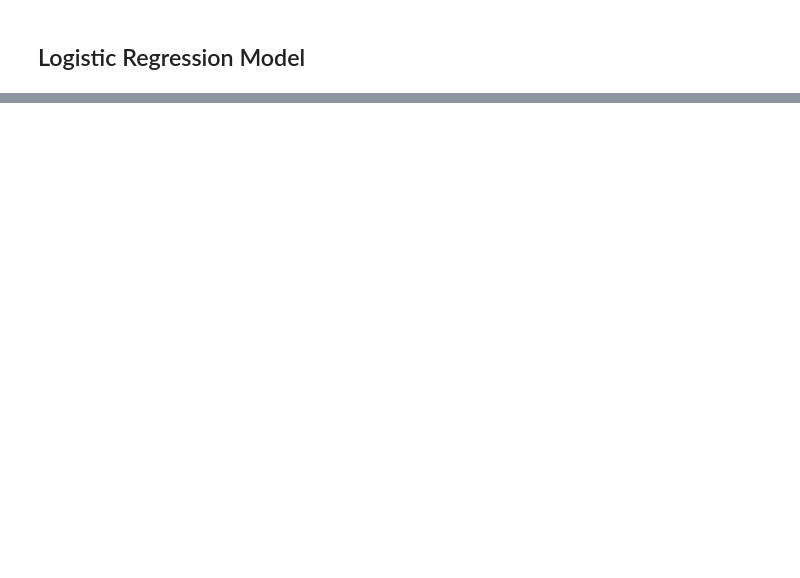
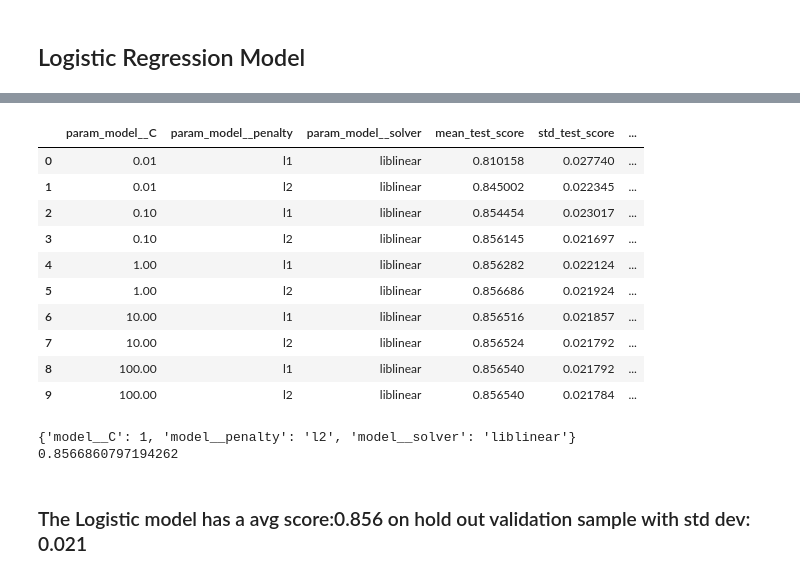
Before and after one commit to sharat25ai-dev/Machine_Learning_Projects, a Jupyter notebook: notebook.ipynb, the cells around one changed output, grey strips where cells are left out. Saved outputs shown, nothing was run; the diff lists cells and outputs as text; code cells hidden in the pictures; blank space fills up the shorter version.

Commit message:
Rewritten code for Logistic model

```diff
--- a/notebook.ipynb
+++ b/notebook.ipynb
@@ -365,0 +353,17 @@ ROC-AUC: 0.8566
+# %%
+pipe = Pipeline(steps=[
+    ('preprocess', preprocess),
+    ('model', LogisticRegression(max_iter=1000))
+])
+# %%
+param_grid = {
+    'model__C': [0.01, 0.1, 1, 10, 100],
+    "model__penalty": ["l1", "l2"],
+    "model__solver": ["liblinear"]
+}
+# %%
+X_train = df_full_train
+y_train = y_full_train
+# %%
+grid = GridSearchCV(pipe, param_grid, cv=5, scoring='roc_auc')
+grid.fit(X_train, y_train)
@@ -365,0 +388,23 @@ ROC-AUC: 0.8566
+# %%
+results = pd.DataFrame(grid.cv_results_)
+results[['param_model__C','param_model__penalty','param_model__solver','mean_test_score','std_test_score','rank_test_score']]
+# %% [output]
+|  | param_model__C | param_model__penalty | param_model__solver | mean_test_score | std_test_score | ... |
+| 0 | 0.01 | l1 | liblinear | 0.810158 | 0.027740 | ... |
+| 1 | 0.01 | l2 | liblinear | 0.845002 | 0.022345 | ... |
+| 2 | 0.10 | l1 | liblinear | 0.854454 | 0.023017 | ... |
+| 3 | 0.10 | l2 | liblinear | 0.856145 | 0.021697 | ... |
+| 4 | 1.00 | l1 | liblinear | 0.856282 | 0.022124 | ... |
+| 5 | 1.00 | l2 | liblinear | 0.856686 | 0.021924 | ... |
+| 6 | 10.00 | l1 | liblinear | 0.856516 | 0.021857 | ... |
+| 7 | 10.00 | l2 | liblinear | 0.856524 | 0.021792 | ... |
+| 8 | 100.00 | l1 | liblinear | 0.856540 | 0.021792 | ... |
+| 9 | 100.00 | l2 | liblinear | 0.856540 | 0.021784 | ... |
+# %%
+print(grid.best_params_)
+print(grid.best_score_)
+# %% [output]
+{'model__C': 1, 'model__penalty': 'l2', 'model__solver': 'liblinear'}
+0.8566860797194262
+# %% [markdown]
+### The Logistic model has a avg score:0.856 on hold out validation sample with std dev: 0.021
```
Also changed, not shown: parts of 35 cells of this notebook.
